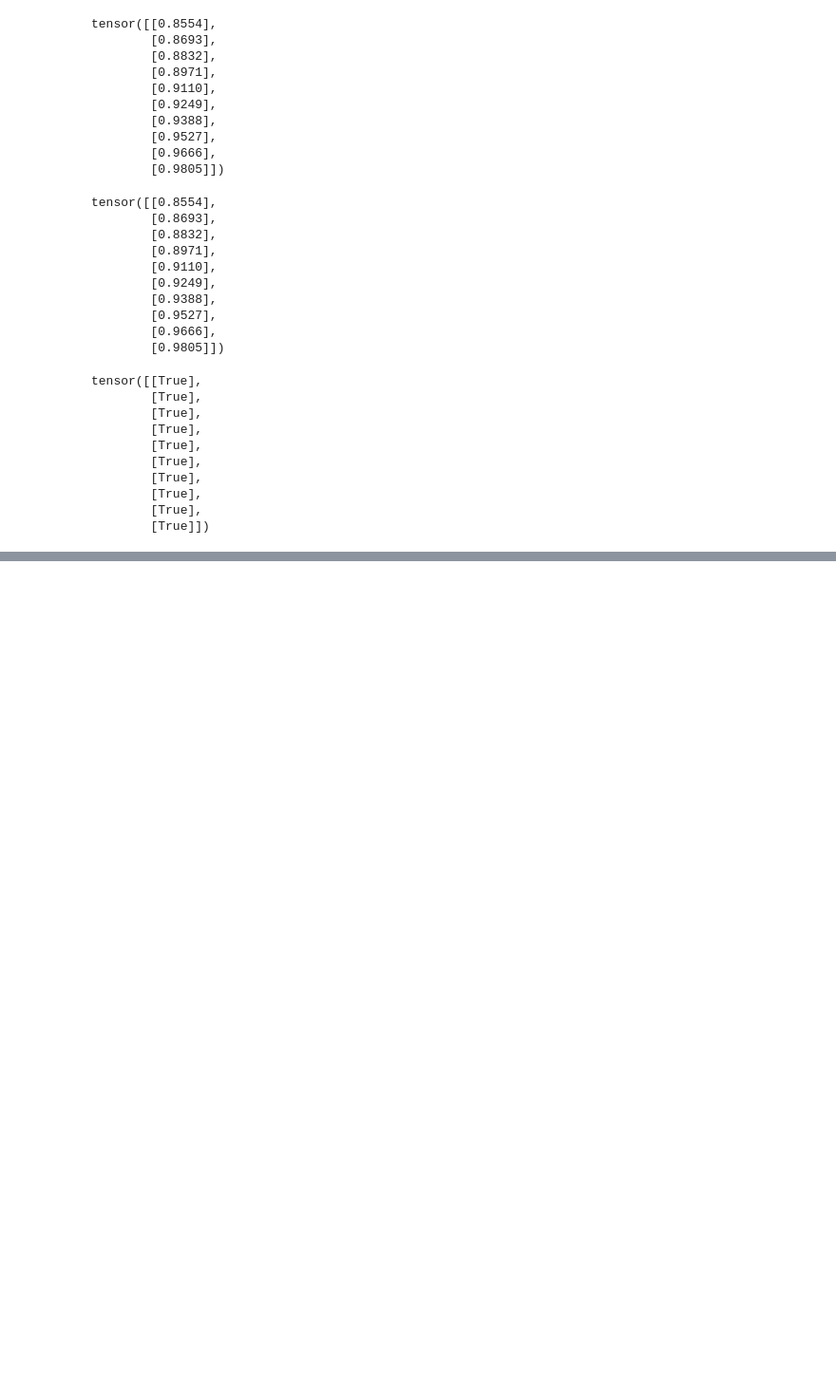
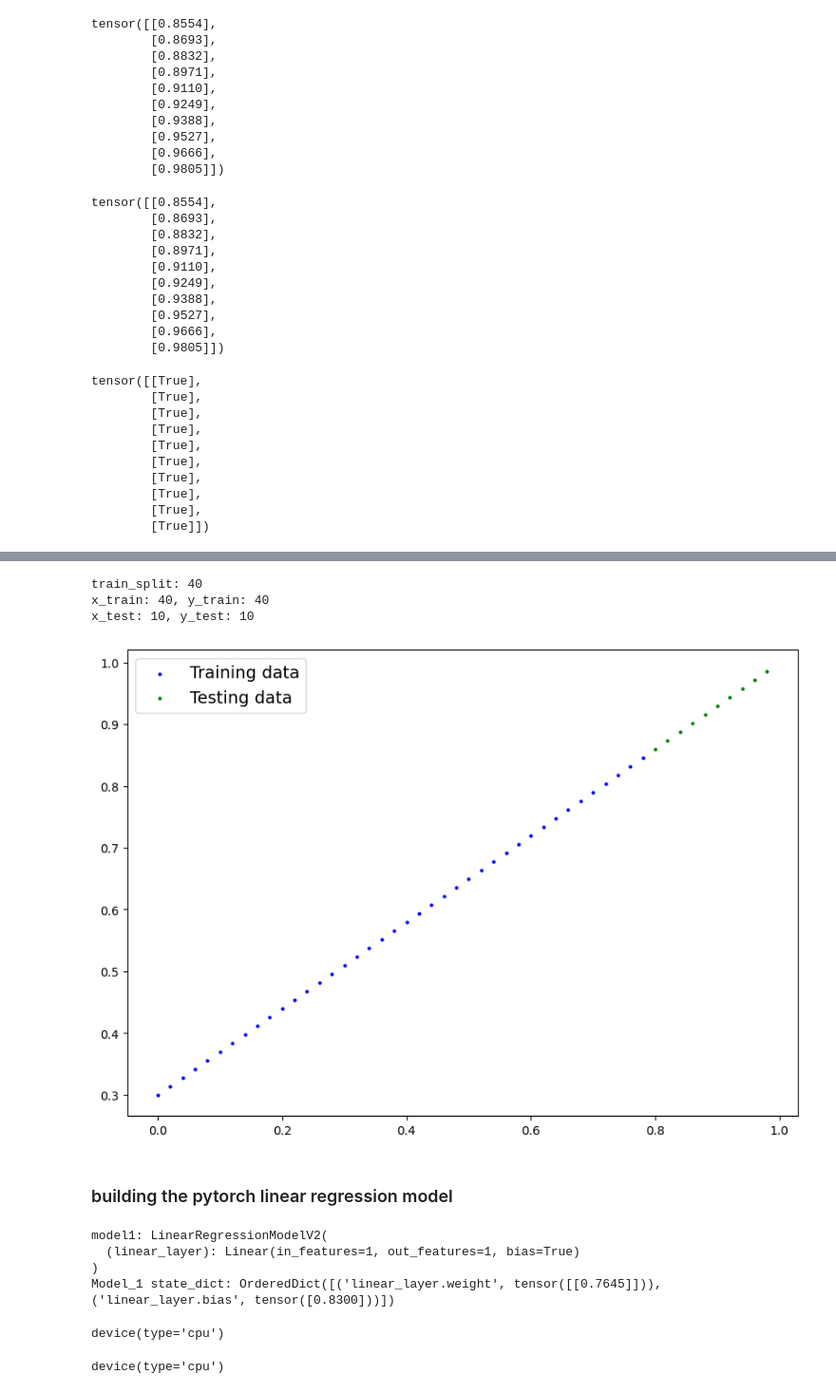
Before and after one commit to Dhusnic/Code_For_Tutorials, a Jupyter notebook: Machine Learning/py Torch/01_py_torch_workflow.ipynb, the cells around one changed output, grey strips where cells are left out. Shown at 95% size. Cells and saved outputs as stored; diff of their text form; code cells hidden in the pictures; blank space fills up the shorter version.

```diff
--- a/Machine Learning/py Torch/01_py_torch_workflow.ipynb
+++ b/Machine Learning/py Torch/01_py_torch_workflow.ipynb
@@ -487,0 +509,15 @@ tensor([[True],
+# %%
+### Create some data using the linear regression formula of y = weight * X + bias
+weight = 0.7
+bias = 0.3
+# Create data
+start = 0
+end = 1
+step = 0.02
+X = torch.arange(start, end, step).unsqueeze(dim=1)
+y = weight * X + bias
+print(f"X[:10]  :   {X[:10]}","\n")
+print(f"y[:10]  :   {y[:10]}","\n")
+print(f"len(X) :   {len(X)}")
+print(f"len(y) :   {len(y)}")
+print(f"y = {weight}x + {bias} = {y}")
@@ -487,0 +542,55 @@ tensor([[True],
+# %%
+### Split the data into training and test sets
+train_split = int(0.8 * len(X))
+X_train, y_train = X[:train_split], y[:train_split]
+X_test, y_test = X[train_split:], y[train_split:]
+print(f"train_split: {train_split}")
+print(f"x_train: {len(X_train)}, y_train: {len(y_train)}")
+print(f"x_test: {len(X_test)}, y_test: {len(y_test)}")
+# %% [output]
+train_split: 40
+x_train: 40, y_train: 40
+x_test: 10, y_test: 10
+# %%
+#plot theb data
+plot_prediction(train_data=X_train,
+                    train_labels=y_train,
+                    test_data=X_test,
+                    test_labels=y_test)
+# %% [output]
+[figure, added]
+# %% [markdown]
+### building the pytorch linear regression model
+# %%
+### building the pytorch linear regression model
+### Create a subclass of nn.Module (this is a base class for all neural network modules in PyTorch)
+class LinearRegressionModelV2(nn.Module):
+    def __init__(self):
+        super().__init__()
+        # Use nn.Linear() for creating the model parameters / also called linear transform, probing layer or linear layer
+        self.linear_layer = nn.Linear(in_features=1, out_features=1) #<- this is a linear layer (y = mx + b) with 1 input and 1 output feature
+        # Forward method to define the computation in the model
+    def forward(self, x: torch.Tensor) -> torch.Tensor:
+        return self.linear_layer(x)
+
+# Setup a random seed for reproducibility
+torch.manual_seed(42)
+model_1 = LinearRegressionModelV2()
+print(f"model1: {model_1}")
+print(f"Model_1 state_dict: {model_1.state_dict()}") # check the device of the model parameters
+# %% [output]
+model1: LinearRegressionModelV2(
+  (linear_layer): Linear(in_features=1, out_features=1, bias=True)
+)
+Model_1 state_dict: OrderedDict([('linear_layer.weight', tensor([[0.7645]])), ('linear_layer.bias', tensor([0.8300]))])
+# %%
+### Check the model current device
+next(model_1.parameters()).device
+# %% [output]
+device(type='cpu')
+# %%
+### Set the model to use the target device
+model_1.to(device)
+next(model_1.parameters()).device # check the device of the model parameters again
+# %% [output]
+device(type='cpu')
```
Also changed, not shown: parts of 19 cells of this notebook, 5 other files.
